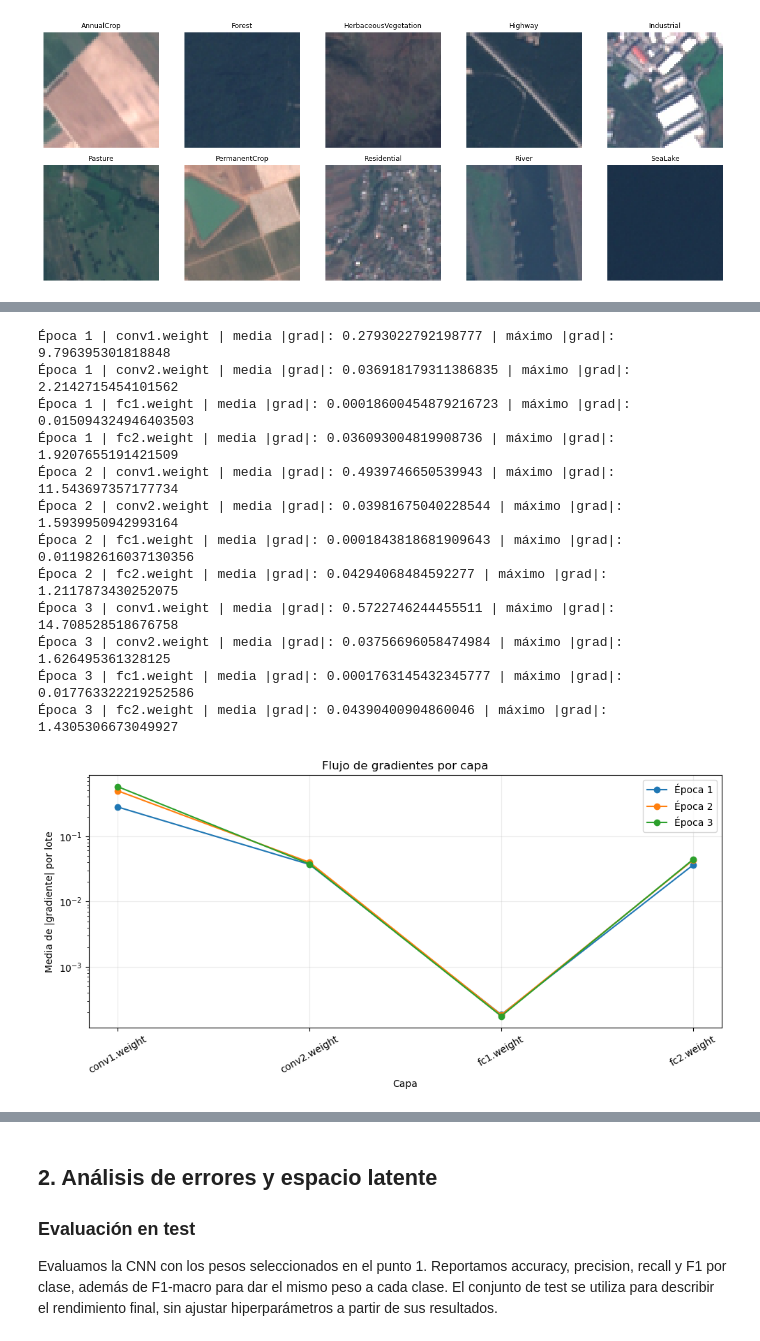
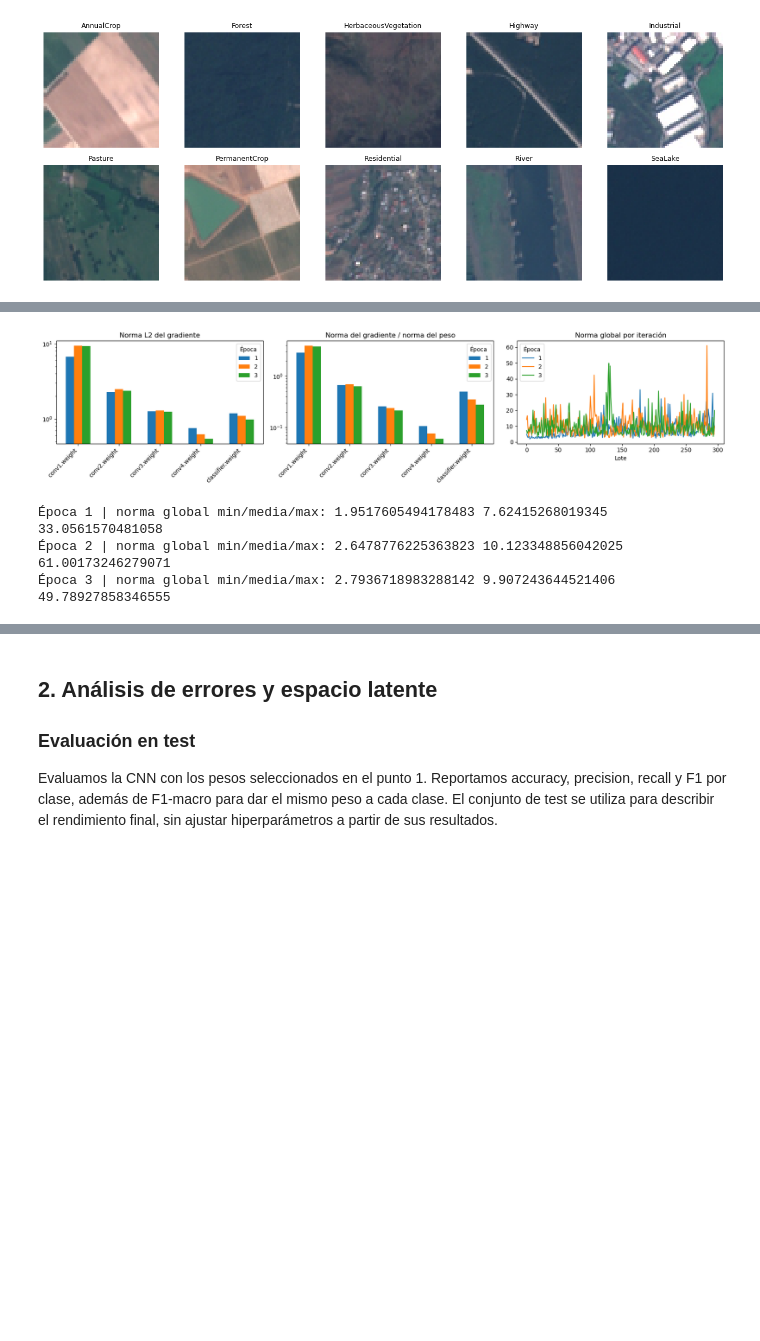
Before and after one commit to basmaxxx/TP3-TDVI, a Jupyter notebook: tp3.ipynb, the cells around one changed output, grey strips where cells are left out. Saved outputs shown, nothing was run; the diff lists cells and outputs as text; code cells hidden in the pictures; blank space fills up the shorter version.

```diff
--- a/tp3.ipynb
+++ b/tp3.ipynb
@@ -163,22 +194,26 @@ def rotacion90(img):
     return img.rotate(90 * vueltas)
 # %%
 #Transformación a tensores
-# DATA AUGMENTATION: solo entrenamiento recibe reflejos y giros aleatorios.
+MEAN = [0.485, 0.456, 0.406]
+STD = [0.229, 0.224, 0.225]
 train_transform = transforms.Compose([
     transforms.Resize((64, 64)),
     transforms.RandomHorizontalFlip(),
     transforms.RandomVerticalFlip(),
     transforms.Lambda(rotacion90),
     transforms.ToTensor(),
+    transforms.Normalize(MEAN, STD),
 ])
-
-# PREPROCESAMIENTO: ToTensor convierte a tensor y escala los píxeles a [0, 1].
-# Es el mismo escalado efectivo de la práctica 16: Normalize(0, 1) no lo cambia.
-# En validación y test no generamos versiones aleatorias de las imágenes.
 eval_transform = transforms.Compose([
     transforms.Resize((64, 64)),
     transforms.ToTensor(),
+    transforms.Normalize(MEAN, STD),
 ])
+
+def imagen_visible(img):
+    media = torch.tensor(MEAN).view(3, 1, 1)
+    desvio = torch.tensor(STD).view(3, 1, 1)
+    return (img.cpu() * desvio + media).permute(1, 2, 0).clamp(0, 1)
 # %%
 # ImageFolder abre los archivos por demanda y asigna la clase según la carpeta.
 train_full = datasets.ImageFolder(DATA_DIR, transform=train_transform)
@@ -233,9 +268,9 @@ for label in range(num_classes):
     fila = label // 5
     columna = label % 5
     ax = axes[fila, columna]
-    # ToTensor ya deja los píxeles en [0, 1]; no necesitamos desnormalizar.
+    # Deshacemos la normalización para mostrar los colores.
     # Matplotlib espera (alto, ancho, canales), en vez de (canales, alto, ancho).
-    ax.imshow(img.permute(1, 2, 0))
+    ax.imshow(imagen_visible(img))
     ax.set_title(class_names[label], fontsize=9)
     ax.axis('off')
 plt.tight_layout()
@@ -502,40 +493,31 @@ plt.show()
 # %%
-# MONITOREO DEL FLUJO DE GRADIENTES: medias por capa en las primeras épocas.
-plt.figure(figsize=(10, 5))
+fig, axes = plt.subplots(1, 3, figsize=(17, 4))
 for record in gradient_history:
-    names = []
-    values = []
-    for name in record['medias']:
-        names.append(name)
-        value = record['medias'][name]
-        # Piso solo para dibujar en escala logarítmica; se conservan ceros en el historial.
-        # log(0) no existe: el piso no modifica los gradientes del entrenamiento.
-        values.append(max(value, 1e-12))
-        print('Época', record['epoch'], '|', name,
-              '| media |grad|:', value, '| máximo |grad|:', record['maximos'][name])
-    plt.plot(names, values, marker='o', label='Época ' + str(record['epoch']))
-
-# La escala logarítmica permite comparar órdenes de magnitud entre capas.
-plt.yscale('log')
-plt.xlabel('Capa')
-plt.ylabel('Media de |gradiente| por lote')
-plt.title('Flujo de gradientes por capa')
-plt.xticks(rotation=30)
-plt.legend()
-plt.grid(alpha=0.25)
+    names = list(record['capas'])
+    normas, relativas = [], []
+    for name in names:
+        normas.append(np.mean(record['capas'][name]['norma']))
+        relativas.append(np.mean(record['capas'][name]['relativa']))
+    posiciones = np.arange(len(names)) + 0.2 * (record['epoch'] - 2)
+    axes[0].bar(posiciones, normas, width=0.2, label=str(record['epoch']))
+    axes[1].bar(posiciones, relativas, width=0.2, label=str(record['epoch']))
+    axes[2].plot(record['global'], label=str(record['epoch']))
+for ax in axes[:2]:
+    ax.set_xticks(np.arange(len(names)), names, rotation=45, ha='right')
+    ax.set_yscale('log')
+axes[0].set_title('Norma L2 del gradiente')
+axes[1].set_title('Norma del gradiente / norma del peso')
+axes[2].set_title('Norma global por iteración')
+axes[2].set_xlabel('Lote')
+for ax in axes:
+    ax.legend(title='Época')
 plt.tight_layout()
 plt.show()
+for record in gradient_history:
+    print('Época', record['epoch'], '| norma global min/media/max:',
+          np.min(record['global']), np.mean(record['global']), np.max(record['global']))
 # %% [output]
+[figure, new version]
-Época 1 | conv1.weight | media |grad|: 0.2793022792198777 | máximo |grad|: 9.796395301818848
-Época 1 | conv2.weight | media |grad|: 0.036918179311386835 | máximo |grad|: 2.2142715454101562
-Época 1 | fc1.weight | media |grad|: 0.00018600454879216723 | máximo |grad|: 0.015094324946403503
-Época 1 | fc2.weight | media |grad|: 0.036093004819908736 | máximo |grad|: 1.9207655191421509
-Época 2 | conv1.weight | media |grad|: 0.4939746650539943 | máximo |grad|: 11.543697357177734
-Época 2 | conv2.weight | media |grad|: 0.03981675040228544 | máximo |grad|: 1.5939950942993164
-Época 2 | fc1.weight | media |grad|: 0.0001843818681909643 | máximo |grad|: 0.011982616037130356
-Época 2 | fc2.weight | media |grad|: 0.04294068484592277 | máximo |grad|: 1.2117873430252075
-Época 3 | conv1.weight | media |grad|: 0.5722746244455511 | máximo |grad|: 14.708528518676758
-Época 3 | conv2.weight | media |grad|: 0.03756696058474984 | máximo |grad|: 1.626495361328125
-Época 3 | fc1.weight | media |grad|: 0.0001763145432345777 | máximo |grad|: 0.017763322219252586
-Época 3 | fc2.weight | media |grad|: 0.04390400904860046 | máximo |grad|: 1.4305306673049927
+Época 1 | norma global min/media/max: 1.9517605494178483 7.62415268019345 33.0561570481058
+Época 2 | norma global min/media/max: 2.6478776225363823 10.123348856042025 61.00173246279071
+Época 3 | norma global min/media/max: 2.7936718983288142 9.907243644521406 49.78927858346555
-[figure, old version]
```
Also changed, not shown: parts of 37 cells of this notebook.
